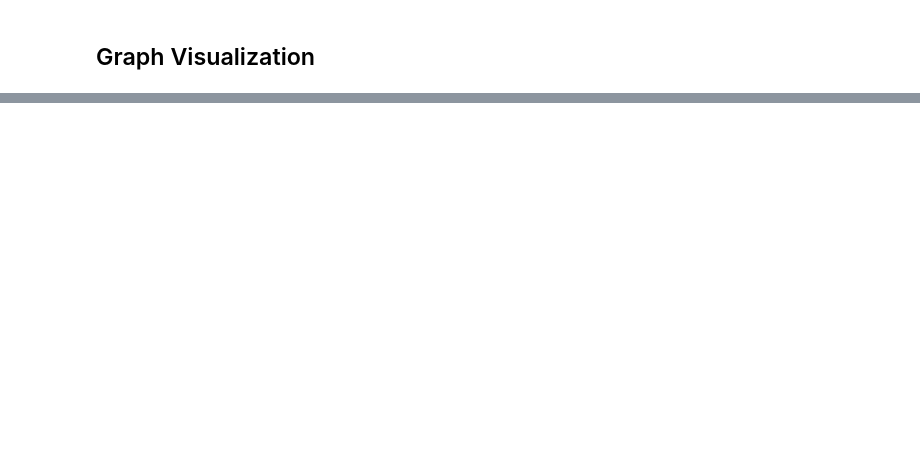
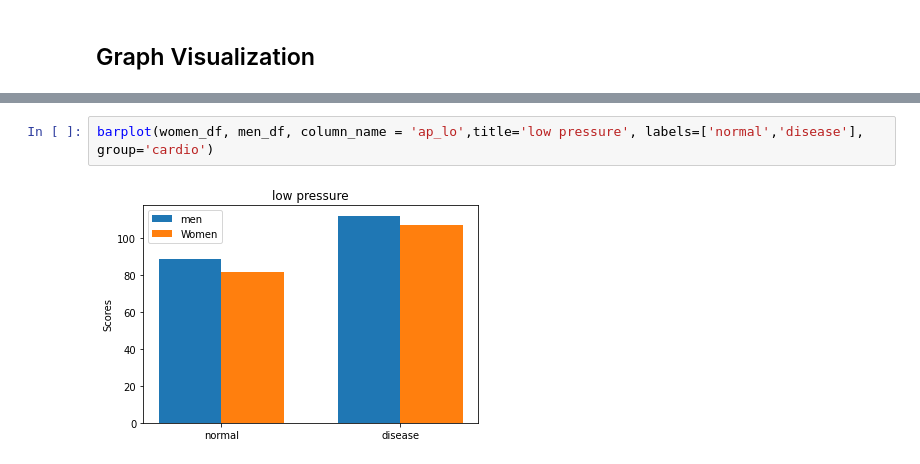
Before and after one commit to victor-hro/cardiovascular_disease, a Jupyter notebook: main.ipynb, the cells around one changed output, grey strips where cells are left out. Saved outputs shown, nothing was run; the diff lists cells and outputs as text; blank space fills up the shorter version.

```diff
--- a/main.ipynb
+++ b/main.ipynb
@@ -123,0 +209,4 @@ plt.hist(smokers_age);
+# %%
+barplot(women_df, men_df, column_name = 'ap_lo',title='low pressure', labels=['normal','disease'], group='cardio')
+# %% [output]
+[figure, added]
```
Also changed, not shown: parts of 17 cells of this notebook.
